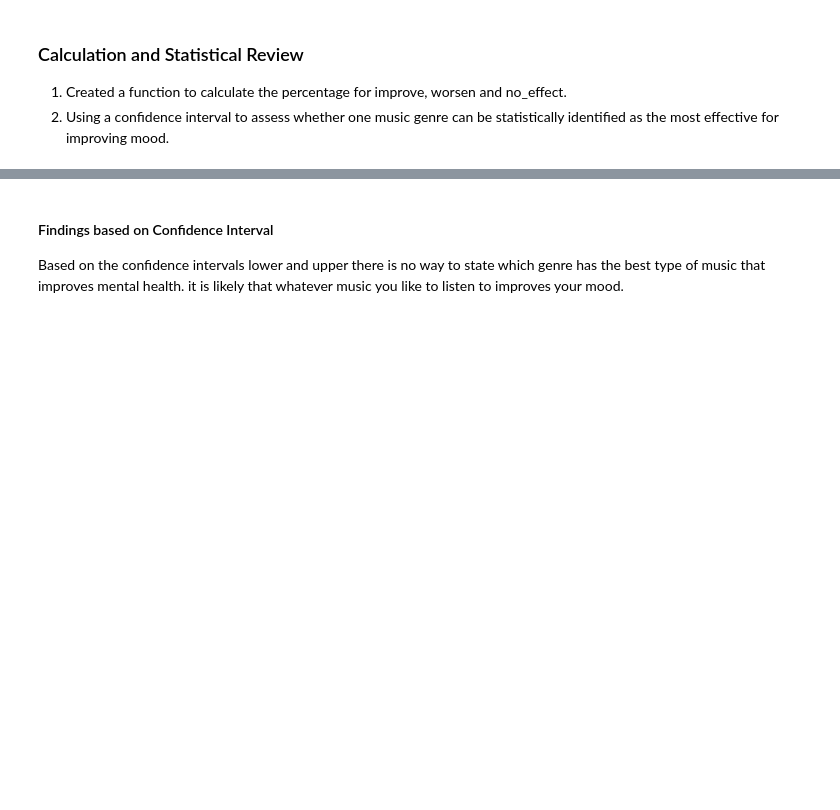
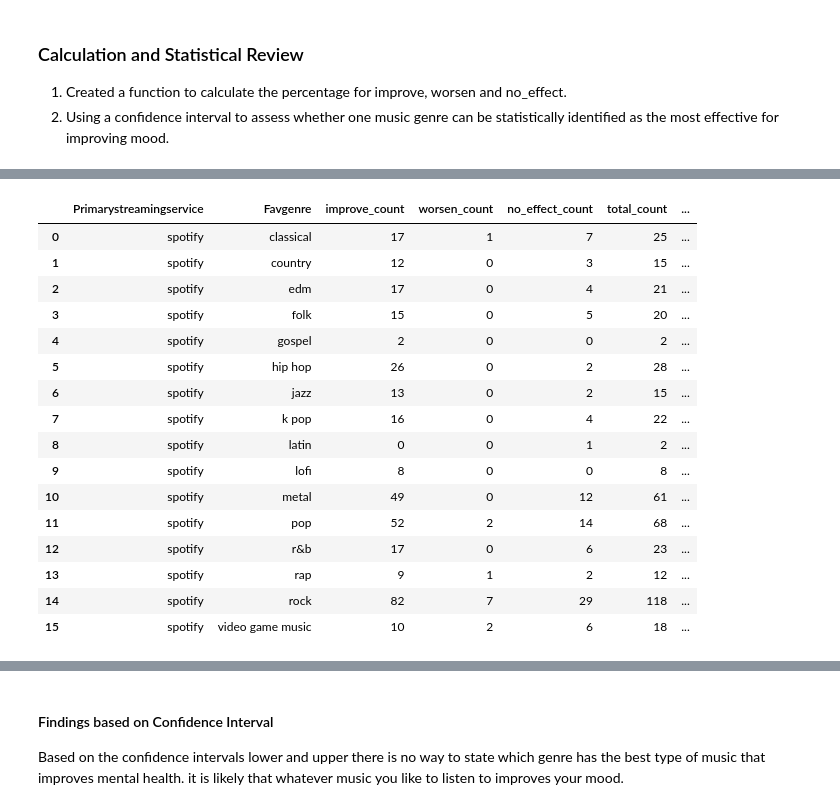
Before and after one commit to luckycarms/Music_v2, a Jupyter notebook: music_v2.ipynb, the cells around one changed output, grey strips where cells are left out. Drawn from its saved outputs; the diff is of its cells as text; code cells hidden in the pictures; blank space fills up the shorter version.

```diff
--- a/music_v2.ipynb
+++ b/music_v2.ipynb
@@ -161,23 +168,0 @@ percentages
-# %%
-# using confidence intervals to determine if the data is statistically significant to state that one genre is better than other genres for moood
-
-# Calculate the improve percentage for each genre
-survey_db_counts['improve_percentage'] = (survey_db_counts['improve_count'] / survey_db_counts['total_count']) * 100
-
-# Calculate the confidence intervals for each genre
-confidence_results = []
-for genre in survey_db_counts['Favgenre'].unique():
-    genre_data = survey_db_counts[survey_db_counts['Favgenre'] == genre]
-    number = genre_data['total_count'].sum()
-    successes = genre_data['improve_count'].sum()
-
-    # Calculate confidence intervals using the Wilson score interval --> this was recommended based on research
-    lower, upper = proportion_confint(successes, number, alpha=0.05, method='wilson')
-
-    # label/mark the results of confidence interval
-    mean_percentage = (successes / number) * 100
-    confidence_results.append((genre, mean_percentage, lower * 100, upper * 100))
-
-# creating a dataframe for confidence interval (ci)
-ci_survey = pd.DataFrame(confidence_results, columns=['Genre', 'Improve Percentage', 'Lower CI', 'Upper CI'])
-ci_survey
@@ -201,0 +169,40 @@ ci_survey
+# %%
+def calculate_percentage(df, col1, col2, col3, total_count):
+    """
+    Calculate the percentage for three columns in a DataFrame relative to a total count column.
+
+    Parameters:
+    - df (pd.DataFrame): The input DataFrame.
+    - col1, col2, col3 (str): Column names whose percentages need to be calculated.
+    - total_count (str): Name of the column that holds the total count.
+
+    Returns:
+    - pd.DataFrame: DataFrame with new percentage columns added.
+    """
+    df = df.copy()
+
+    df[f"{col1.replace('_count', '')}_percentage"] = ((df[col1] / df[total_count]) * 100).round(2)
+    df[f"{col2.replace('_count', '')}_percentage"] = ((df[col2] / df[total_count]) * 100).round(2)
+    df[f"{col3.replace('_count', '')}_percentage"] = ((df[col3] / df[total_count]) * 100).round(2)
+
+    return df
+# %%
+calculate_percentage(survey_db_counts, 'improve_count', 'worsen_count', 'no_effect_count', 'total_count')
+# %% [output]
+|  | Primarystreamingservice | Favgenre | improve_count | worsen_count | no_effect_count | total_count | ... |
+| 0 | spotify | classical | 17 | 1 | 7 | 25 | ... |
+| 1 | spotify | country | 12 | 0 | 3 | 15 | ... |
+| 2 | spotify | edm | 17 | 0 | 4 | 21 | ... |
+| 3 | spotify | folk | 15 | 0 | 5 | 20 | ... |
+| 4 | spotify | gospel | 2 | 0 | 0 | 2 | ... |
+| 5 | spotify | hip hop | 26 | 0 | 2 | 28 | ... |
+| 6 | spotify | jazz | 13 | 0 | 2 | 15 | ... |
+| 7 | spotify | k pop | 16 | 0 | 4 | 22 | ... |
+| 8 | spotify | latin | 0 | 0 | 1 | 2 | ... |
+| 9 | spotify | lofi | 8 | 0 | 0 | 8 | ... |
+| 10 | spotify | metal | 49 | 0 | 12 | 61 | ... |
+| 11 | spotify | pop | 52 | 2 | 14 | 68 | ... |
+| 12 | spotify | r&b | 17 | 0 | 6 | 23 | ... |
+| 13 | spotify | rap | 9 | 1 | 2 | 12 | ... |
+| 14 | spotify | rock | 82 | 7 | 29 | 118 | ... |
+| 15 | spotify | video game music | 10 | 2 | 6 | 18 | ... |
```
Also changed, not shown: parts of 14 cells of this notebook, 2 other files.
